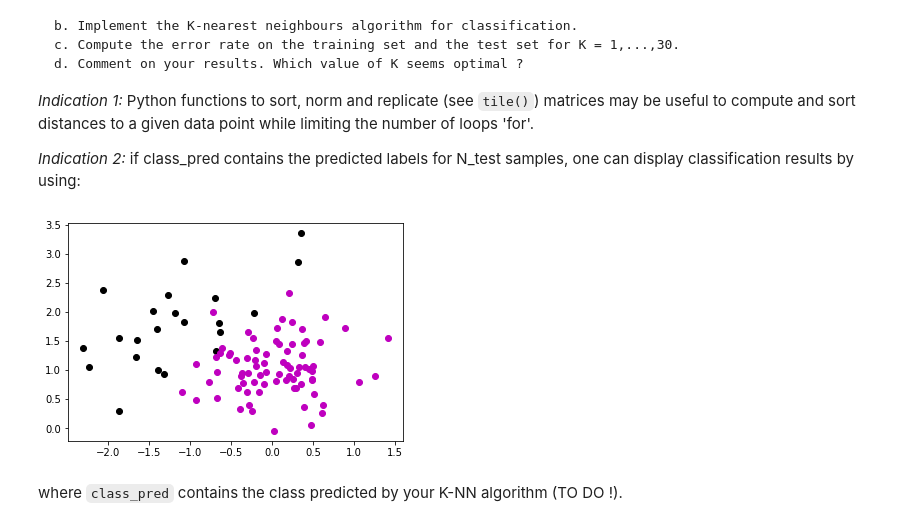
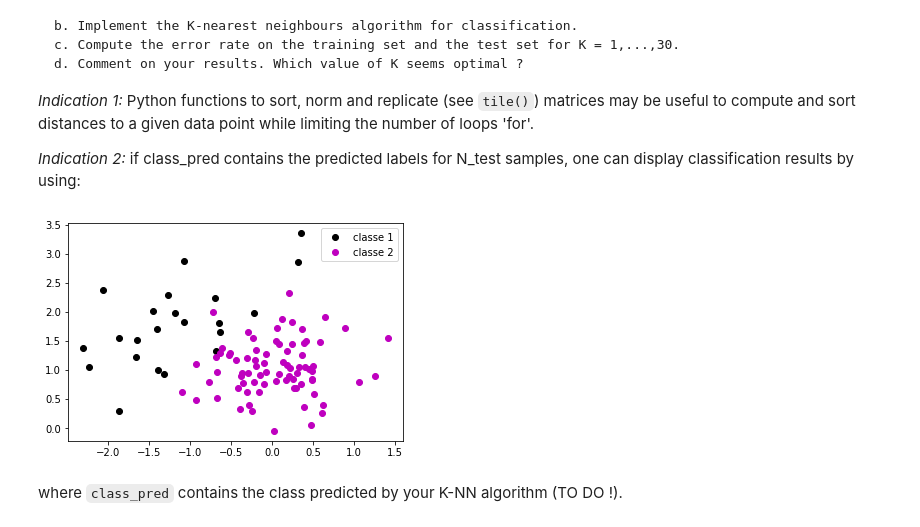
Before and after one commit to cindytrinh/Pyt_tps, a Jupyter notebook: TP4_DUROUCHOUX_TRINH/TP4/TP4_DUROUCHOUX_TRINH.ipynb, the cells around one changed output. Saved outputs shown, nothing was run; the diff lists cells and outputs as text; code cells hidden in the pictures.

```diff
--- a/TP4_DUROUCHOUX_TRINH/TP4/TP4_DUROUCHOUX_TRINH.ipynb
+++ b/TP4_DUROUCHOUX_TRINH/TP4/TP4_DUROUCHOUX_TRINH.ipynb
@@ -37,14 +37,16 @@ _Indication 1:_ Python functions to sort, norm and replicate (see `tile()`) matr
 _Indication 2:_ if class_pred contains the predicted labels for N_test samples, one can display classification results by using:
 # %%
 plt.figure()
-plt.plot(train[class_train==1,1],train[class_train==1,2],'ko')  # class 1 in black
-plt.plot(train[class_train==2,1],train[class_train==2,2],'mo')  # class 2 in magenta
+plt.plot(train[class_train==1,1],train[class_train==1,2],'ko', label = "classe 1")  # class 1 in black
+plt.plot(train[class_train==2,1],train[class_train==2,2],'mo', label = "classe 2")  # class 2 in magenta
+plt.legend()
 plt.show()
+
 
 # plt.plot(test[class_pred==1,1],test[class_pred==1,2],'rs')  # red = predicted class = 1
 # plt.plot(test[class_pred==2,1],test[class_pred==1,2],'gs')  # green = predicted class = 2
 # %% [output]
-[figure, old version]
+[figure, new version]
 # %% [markdown]
 where `class_pred` contains the class predicted by your K-NN algorithm (TO DO !).
 # %%
```
Also changed, not shown: parts of 3 cells of this notebook.
